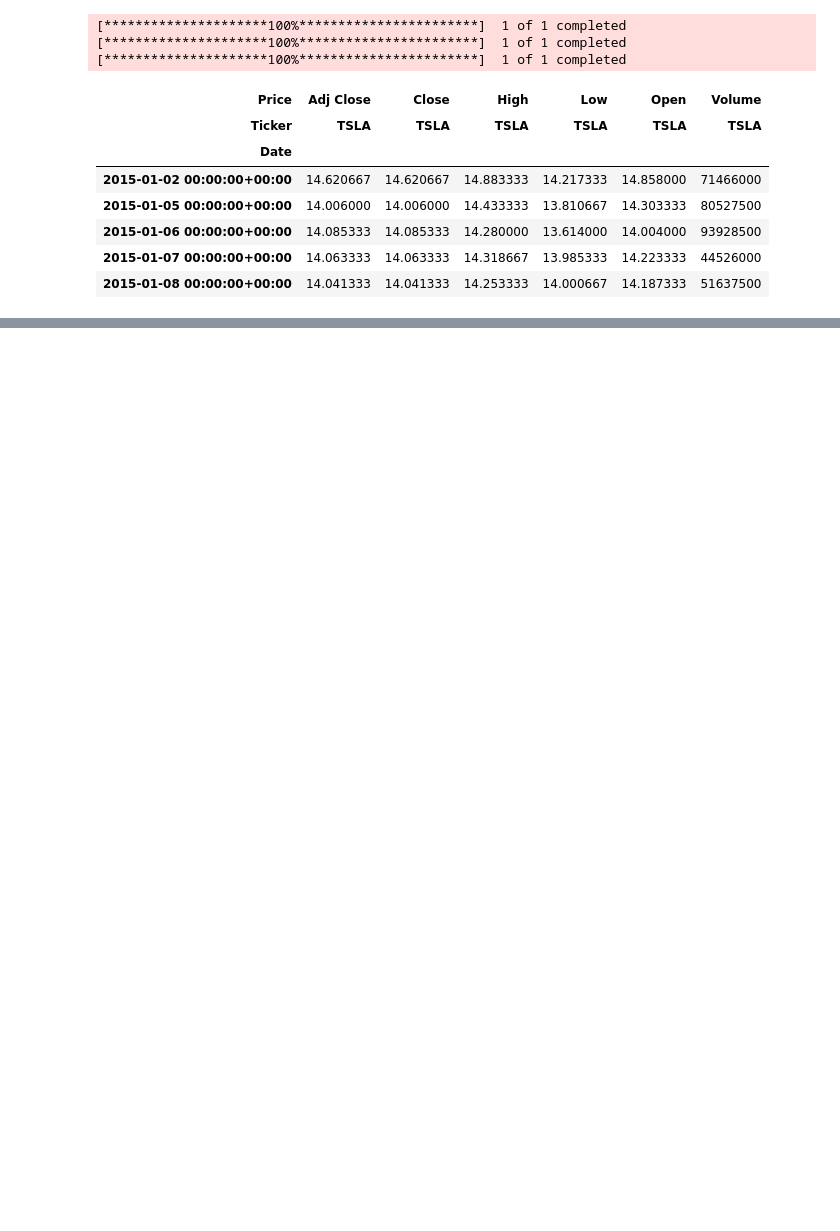
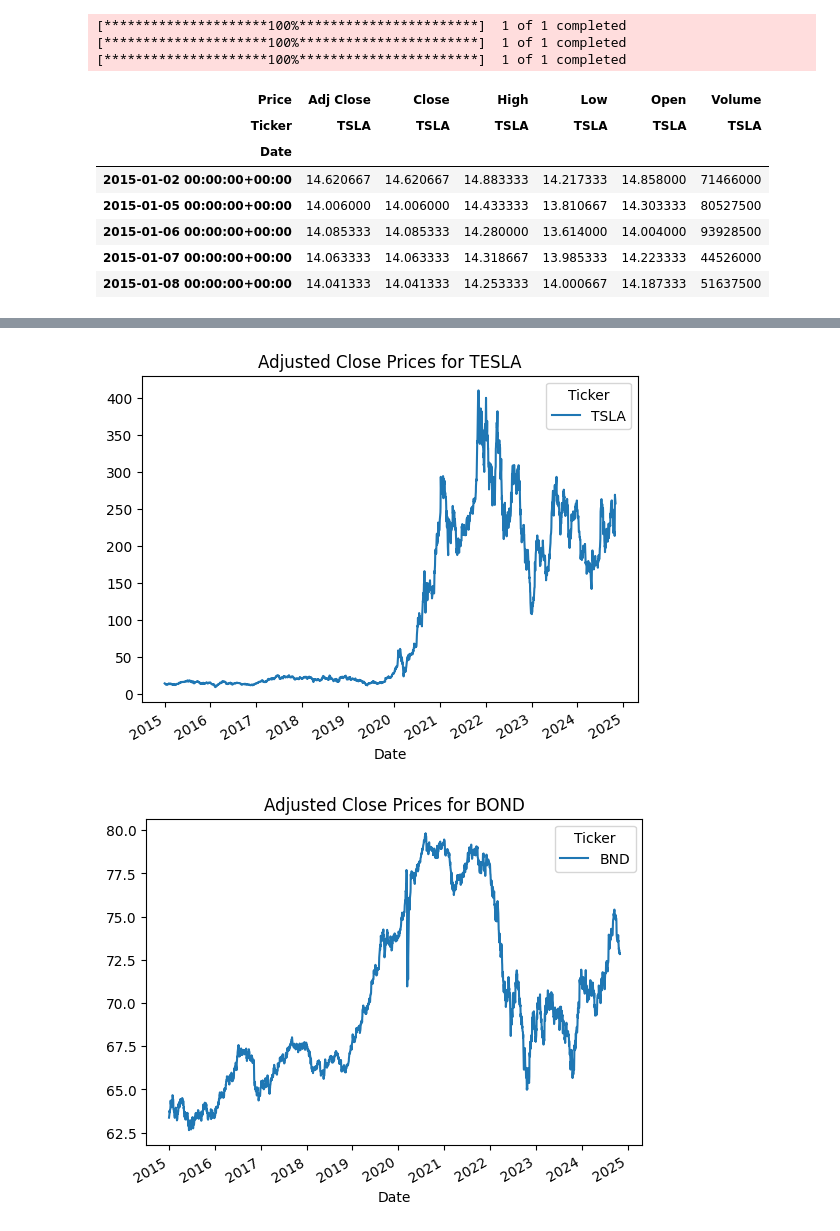
Before and after one commit to amannnnnyyyy/Finance-Forecast-Portfolio-Optimizer, a Jupyter notebook: notebooks/portfoliomgt.ipynb, the cells around one changed output, grey strips where cells are left out. Saved outputs shown, nothing was run; the diff lists cells and outputs as text; code cells hidden in the pictures; blank space fills up the shorter version.

```diff
--- a/notebooks/portfoliomgt.ipynb
+++ b/notebooks/portfoliomgt.ipynb
@@ -22,6 +22,11 @@ all_data = {
 [*********************100%***********************]  1 of 1 completed
 [*********************100%***********************]  1 of 1 completed
 [*********************100%***********************]  1 of 1 completed
+# %%
+for keys,data in all_data.items():
+    data = data.reset_index()
+    data['Date'] = pd.to_datetime(data['Date'])
+    data = data.set_index('Date')
 # %%
 tsla.head()
 # %% [output]
@@ -77,0 +83,8 @@ plt.show()
+# %%
+# Plot Adjusted Close Prices for all assets
+for asset, data in all_data.items():
+    data['Adj Close'].plot(title=f"Adjusted Close Prices for {asset.upper()}")
+    plt.show()
+# %% [output]
+[figure, added]
+[figure, added]
```
Also changed, not shown: parts of 25 cells of this notebook.
